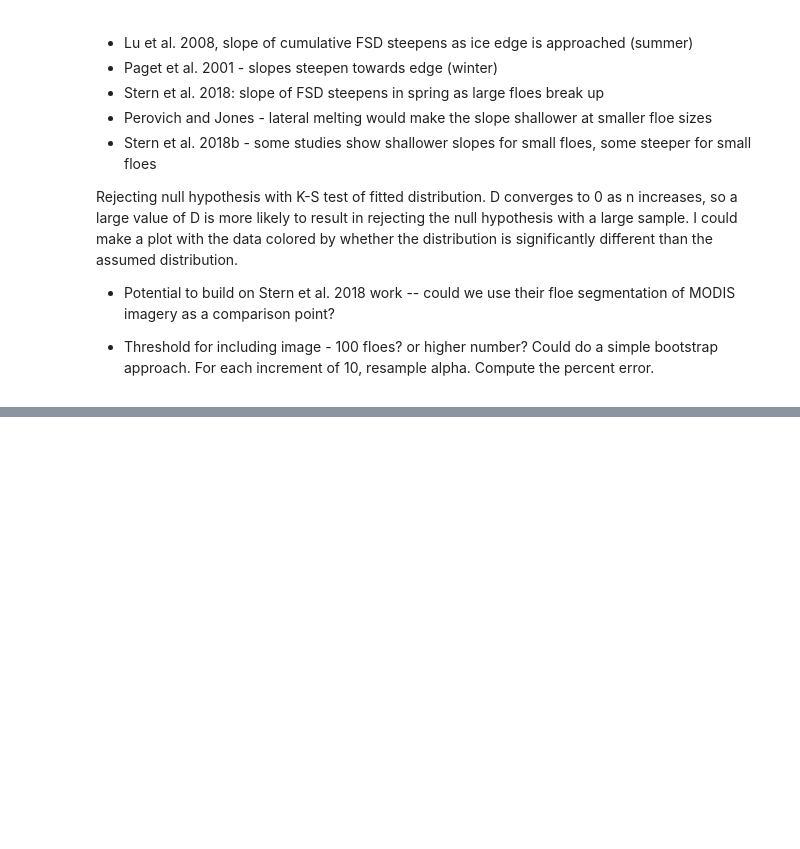
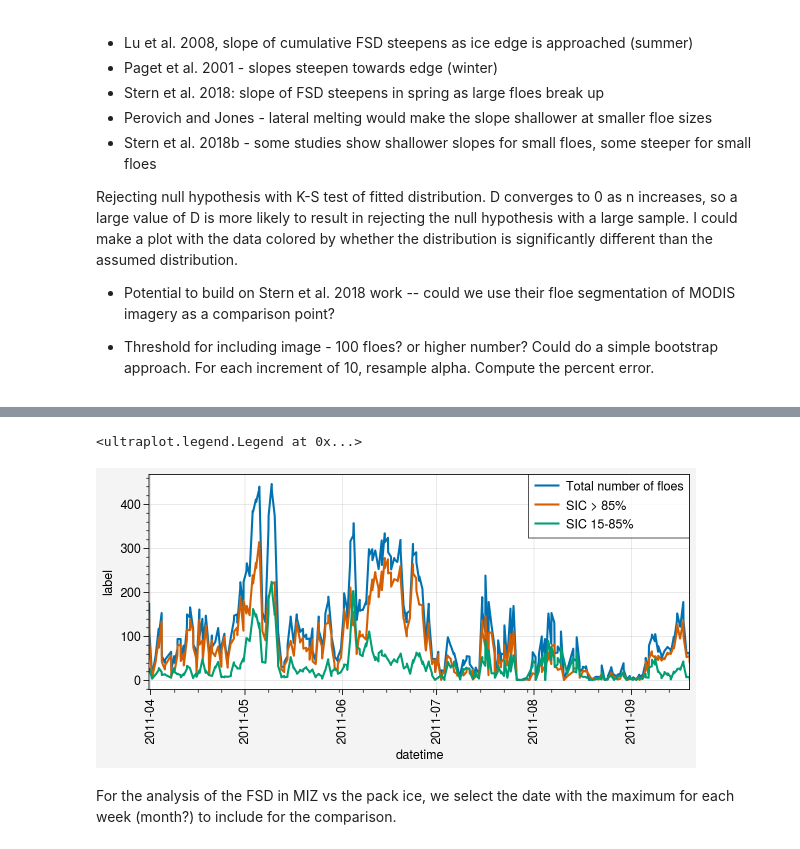
Before and after one commit to danielmwatkins/miz_scales_of_motion, a Jupyter notebook: notebooks/floe_size_distribution.ipynb, the cells around one changed output, grey strips where cells are left out. Cells and saved outputs as stored; diff of their text form; code cells hidden in the pictures; blank space fills up the shorter version.

```diff
--- a/notebooks/floe_size_distribution.ipynb
+++ b/notebooks/floe_size_distribution.ipynb
@@ -217,0 +266,14 @@ Could do a simple bootstrap approach. For each increment of 10, resample alpha.
+# %%
+all_areas = df.loc[df.final_classification].groupby('datetime').count()['label']
+pack_ice_areas = df.loc[df.final_classification & df.asi_sic_mean.between(85, 100)].groupby('datetime').count()['label']
+miz_areas = df.loc[df.final_classification & df.asi_sic_mean.between(1, 85)].groupby('datetime').count()['label']
+fig, ax = uplt.subplots(width=6, height=3)
+ax.plot(all_areas, label='Total number of floes')
+ax.plot(pack_ice_areas, label='SIC > 85%')
+ax.plot(miz_areas, label='SIC 15-85%')
+ax.legend(ncols=1)
+# %% [output]
+<ultraplot.legend.Legend at 0x...>
+[figure, added]
+# %% [markdown]
+For the analysis of the FSD in MIZ vs the pack ice, we select the date with the maximum for each week (month?) to include for the comparison.
```
Also changed, not shown: parts of 12 cells of this notebook, 2 other files.
